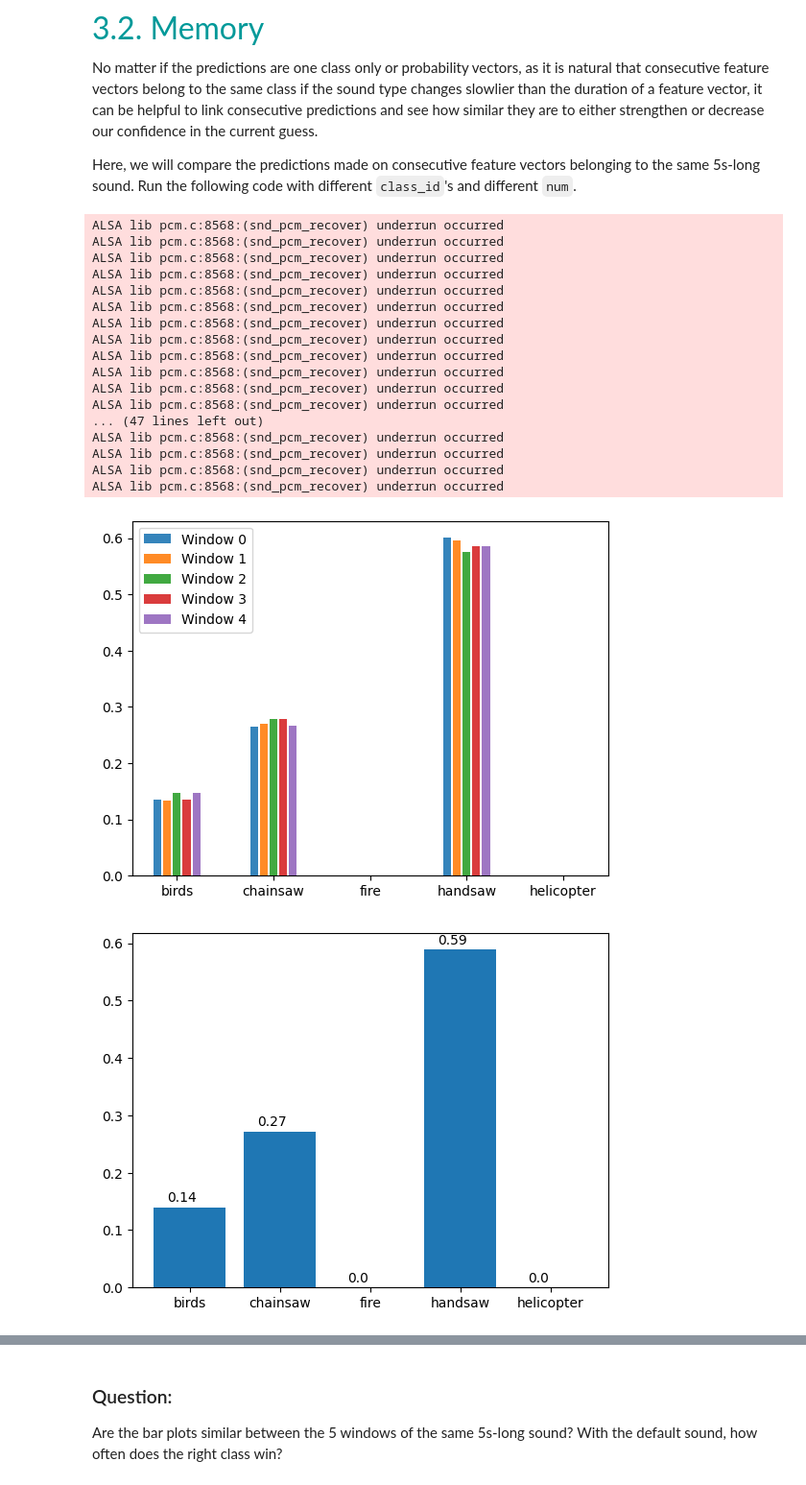
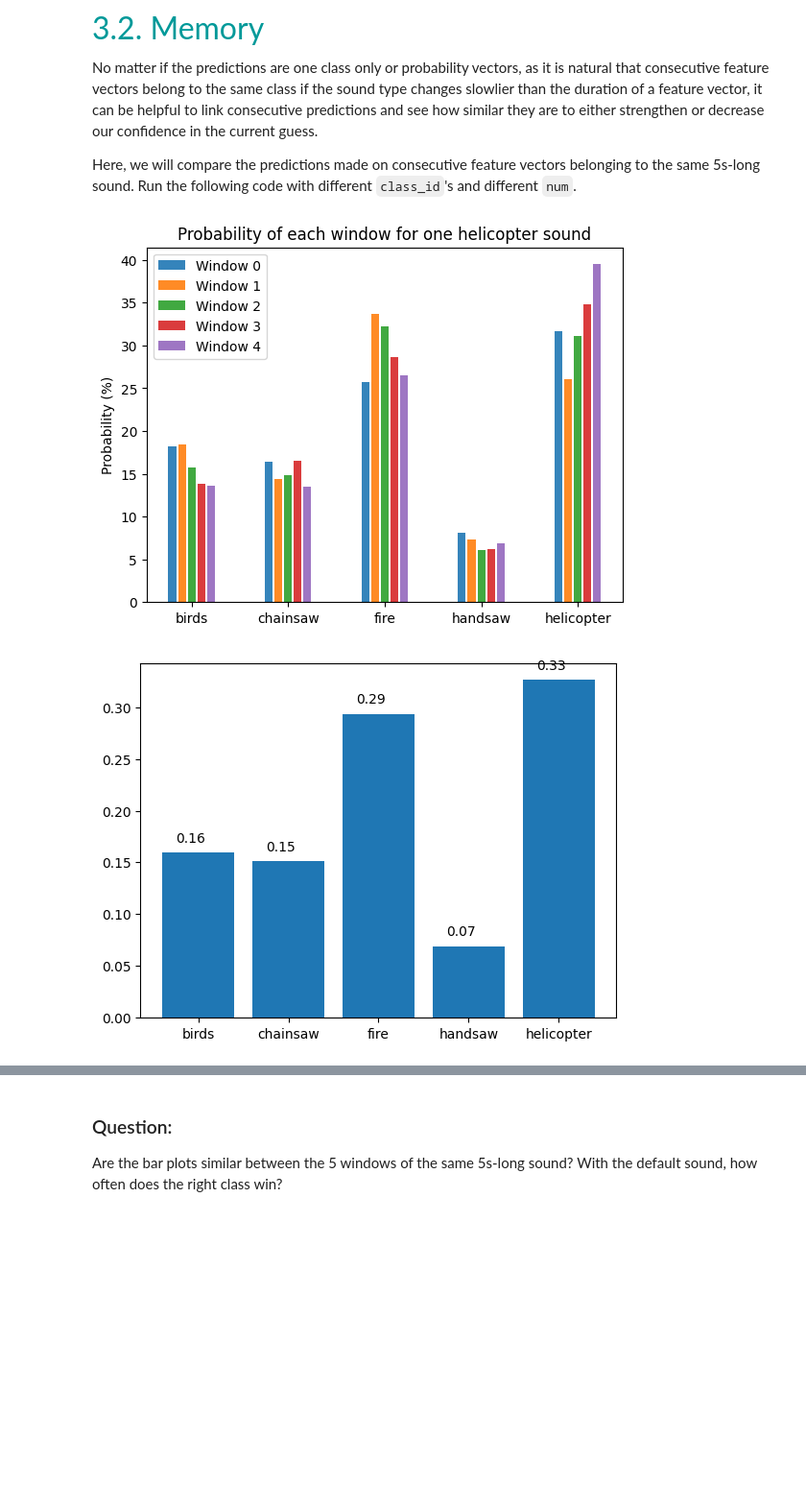
Before and after one commit to Raph480/LELEC210X, a Jupyter notebook: classification/h5a3_confidence_and_memory.ipynb, the cells around one changed output, grey strips where cells are left out. Shown: that part at 96% size. Cells and saved outputs as stored; diff of their text form; code cells hidden in the pictures; blank space fills up the shorter version.

```diff
--- a/classification/h5a3_confidence_and_memory.ipynb
+++ b/classification/h5a3_confidence_and_memory.ipynb
@@ -63,17 +63,18 @@ Don't forget to normalize your feature vectors as well as reduce their dimension
 import pickle
 
 ### TO COMPLETE - Uncomment the following line
-model_knn = pickle.load(open('data/models/KNN_PCA5.pickle', 'rb')) # Write your path to the model here!
+#model = pickle.load(open('/home/martin/Documents/EPL/M1/Project-Embedded/LELEC210X/classification/data/models/KNN_noPCA.pickle', 'rb'))
+model = pickle.load(open('/home/martin/Documents/EPL/M1/Project-Embedded/LELEC210X/classification/data/models/RF_model.pkl', 'rb'))
 normalize = True
 
-#pca = None
-pca = pickle.load(open('data/models/pca_5FV.pickle', 'rb')) # Write your path to the model here!
+pca = None
+#pca = pickle.load(open('data/models/pca_5FV.pickle', 'rb')) # Write your path to the model here!
 
-print(model_knn)
+print(model)
 print(pca)
 
 "Creation of the dataset"
 myds = Feature_vector_DS(
-    dataset, Nft=512, nmel=20, duration=950, shift_pct=0.0, normalize=normalize, pca=pca
+    dataset, Nft=512, nmel=20, duration=950, shift_pct=0.0, normalize=normalize, pca=pca,
 )
 # %% [output]
@@ -85,7 +87,7 @@ Open-Source code makes life easy! The ``KNeighborsClassifier`` from Sklearn alre
 Run the following code many times by changing  ``cls_index``. <br>
 # %%
 ### TO RUN
-cls_index = ["helicopter", 0]
+cls_index = ["fire", 0]
 myds.display(cls_index)
 thisfv = myds.__getitem__(cls_index).reshape(-1)
 
@@ -94,10 +96,10 @@ mat = np.zeros((2, len(thisfv)))
 mat[0] = thisfv
 
 #Warning: need to skip PCA otherwise mat have not the right shape
-prediction_knn = model_knn.predict(mat)
+prediction_knn = model.predict(mat)
 print("Class predicted by KNN:", prediction_knn[0])
 
-proba_knn = model_knn.predict_proba(mat)
+proba_knn = model.predict_proba(mat)
 plt.figure()
 plt.bar(classnames, proba_knn[0])
 plt.title("Probability of each class")
@@ -152,10 +137,12 @@ num = 0  # 0 (default), 1, ..., 3
 #What does num correspond to?
 # num is the index of the sound in the dataset
 
-sound = dataset["fire", num]
+classname = "helicopter"
+sound = dataset[classname, num]
 audio = AudioUtil.open(sound)
 audio = AudioUtil.resample(audio, 11025)
-AudioUtil.play(audio)
+#AudioUtil.play(audio)
+
 
 "Bar charts for each window"
 n_win = 5
@@ -164,56 +151,56 @@ for window in range(n_win):
     sub_aud = (audio[0][window * 11025 :], audio[1])
     sub_aud = AudioUtil.pad_trunc(sub_aud, 950)
     sgram = AudioUtil.melspectrogram(sub_aud, Nmel=20)
+    #plot the spectrogram
+    #plt.figure()
+    #plt.imshow(sgram, origin="lower")
+
     ncol = int(1000 * 11025 / (1e3 * 512))
     sgram = sgram[:, :ncol]
     fv = sgram.reshape(-1)
+    #fv = myds.__getitem__(cls_index).reshape(-1)
+    #mat = np.zeros((2, len(fv)))
+    #mat[0] = fv
+
     #adapt if PCA is used #TODO: TO CORRECT
     if pca is not None:
         fv = pca.transform([fv])[0]
 
     ### TO COMPLETE - Eventually normalize and reduce feature vector dimensionality
+    #Normalize the vector
+    fv = fv / np.linalg.norm(fv)
 
-    probs[window, :] = model_knn.predict_proba([fv])[0]
+    probs[window, :] = model.predict_proba([fv])[0]
+    #probs[window, :] = model.predict_proba([fv])
+
+    #print(probs[window, :])
 
 "Mean bar chart"
 plt.figure()
 for window in range(n_win):
     plt.bar(
         np.arange(len(classnames)) * 2 * n_win + window,
-        probs[window, :],
+        probs[window, :] * 100,
         alpha=0.9,
         label=f"Window {window}",
     )
 plt.legend()
 plt.gca().set_xticks(np.arange(len(classnames)) * 2 * n_win + 2)
 plt.gca().set_xticklabels(classnames)
+plt.title(f"Probability of each window for one {classname} sound")
+plt.ylabel("Probability (%)")
+plt.savefig(f"figures/proba_windows_{classname}.pdf")
 plt.show()
 
+"Mean bar chart"
 plt.figure()
 plt.bar(np.arange(len(classnames)), np.mean(probs, axis=0))
 plt.gca().set_xticks(np.arange(len(classnames)))
 plt.gca().set_xticklabels(classnames)
 #Add the proba value on the plot
 for i, v in enumerate(np.mean(probs, axis=0)):
     plt.text(i - 0.25, v + 0.01, str(round(v, 2)))
 plt.show()
 # %% [output]
-ALSA lib pcm.c:8568:(snd_pcm_recover) underrun occurred
-ALSA lib pcm.c:8568:(snd_pcm_recover) underrun occurred
-ALSA lib pcm.c:8568:(snd_pcm_recover) underrun occurred
-ALSA lib pcm.c:8568:(snd_pcm_recover) underrun occurred
-ALSA lib pcm.c:8568:(snd_pcm_recover) underrun occurred
-ALSA lib pcm.c:8568:(snd_pcm_recover) underrun occurred
-ALSA lib pcm.c:8568:(snd_pcm_recover) underrun occurred
-ALSA lib pcm.c:8568:(snd_pcm_recover) underrun occurred
-ALSA lib pcm.c:8568:(snd_pcm_recover) underrun occurred
-ALSA lib pcm.c:8568:(snd_pcm_recover) underrun occurred
-ALSA lib pcm.c:8568:(snd_pcm_recover) underrun occurred
-ALSA lib pcm.c:8568:(snd_pcm_recover) underrun occurred
-... (47 lines left out)
-ALSA lib pcm.c:8568:(snd_pcm_recover) underrun occurred
-ALSA lib pcm.c:8568:(snd_pcm_recover) underrun occurred
-ALSA lib pcm.c:8568:(snd_pcm_recover) underrun occurred
-ALSA lib pcm.c:8568:(snd_pcm_recover) underrun occurred
-[figure, old version]
+[figure, new version]
-[figure, old version]
+[figure, new version]
```
Also changed, not shown: parts of 4 cells of this notebook, 17 other files.
